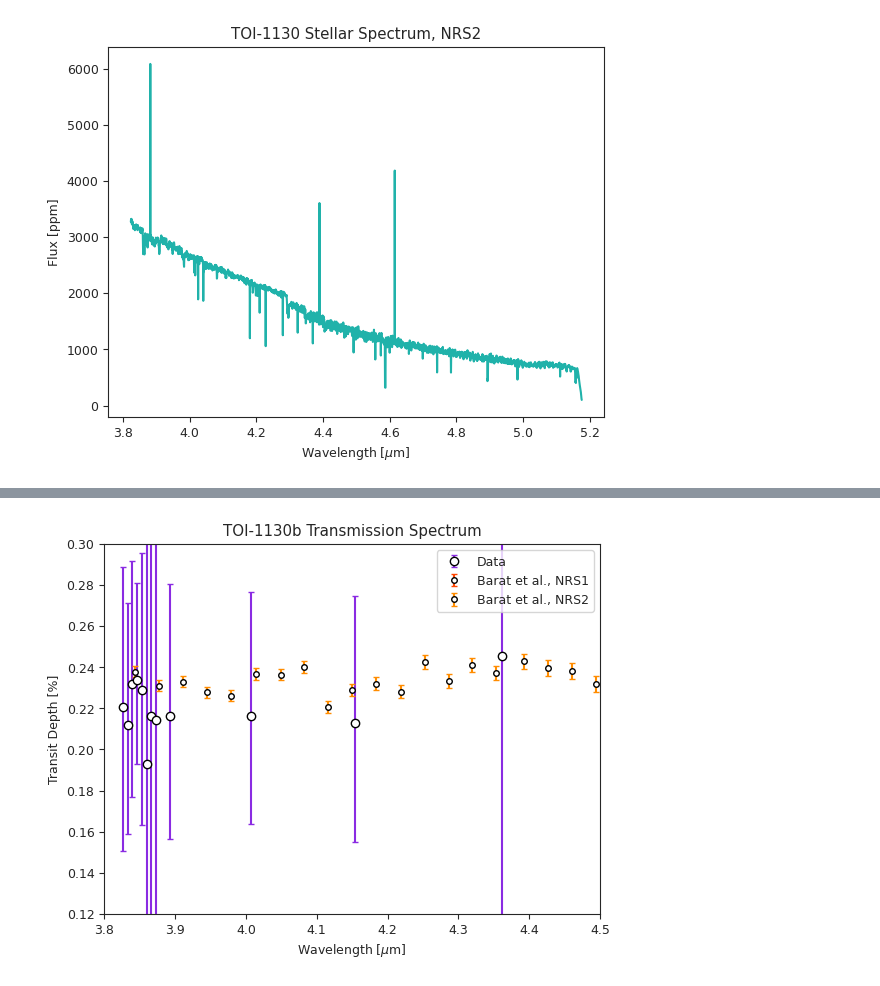
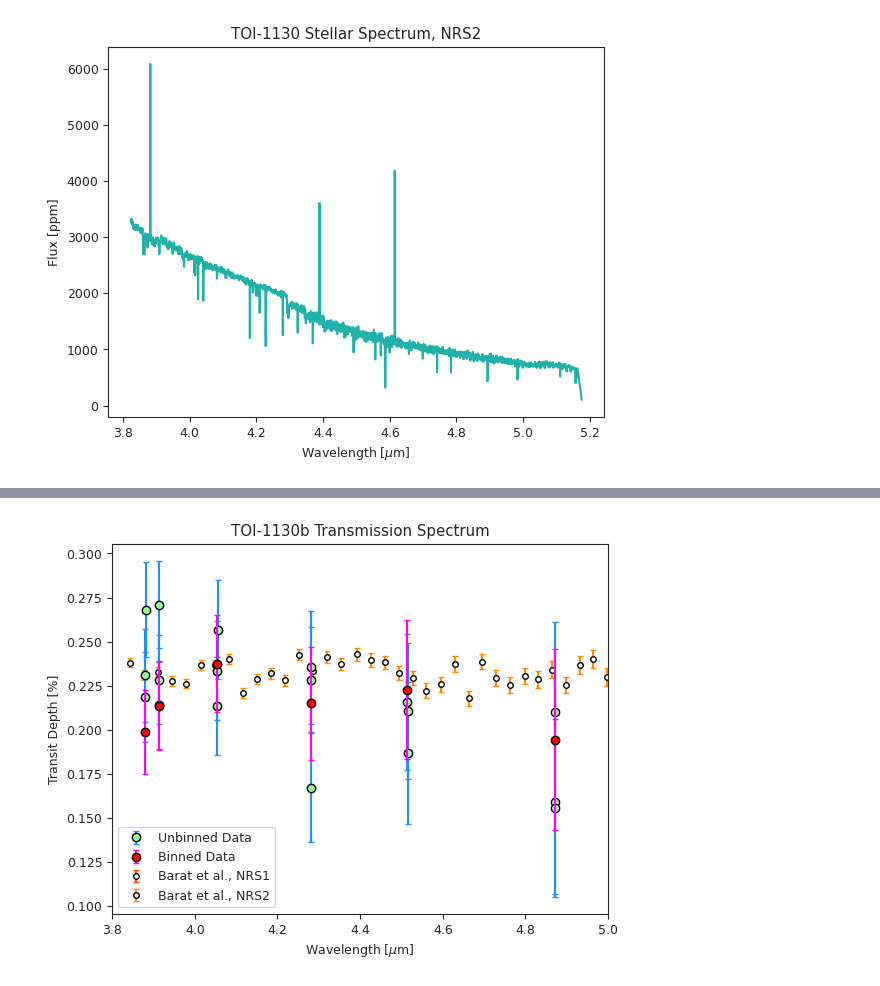
Before and after one commit to m23lau/subneptune, a Jupyter notebook: lc_fit_notebook.ipynb, the cells around one changed output, grey strips where cells are left out. Drawn from its saved outputs; the diff is of its cells as text; code cells hidden in the pictures.

```diff
--- a/lc_fit_notebook.ipynb
+++ b/lc_fit_notebook.ipynb
@@ -303,19 +300,26 @@ for i in range(len(bin_wl)):
 # %%
 # Define time and flux data points - spectroscopic light curves
-# For now, manually fit for 5 random points
-# 3.826294540727768, 4.007334699042037, 4.154542456673429, 4.361259636259716, 4.805217904505658
+trial_list = [3.880003185028906, 3.880674288602317, 3.8813453858467235, 3.912879786389273, 3.9135505778724755, 3.9142213629445224,
+              4.053539948715813, 4.054209354377501, 4.054878753264539, 4.280671940551907, 4.281338932064361, 4.282005916140298,
+              4.514120684571038, 4.5147849185793, 4.5154491443093185, 4.8711334716715555, 4.871792777571332, 4.872452073428244]
 
-trial_wl = 3.8934240520807686
+trial_wl = trial_list[17]
 t = t     # Sorry I just feel like defining time again for the billionth time
+
+# Uncomment to use native resolution
 f_s = spec_lcs[trial_wl]['f']
 ferr_s = spec_lcs[trial_wl]['ferr']
+
+# Uncomment to use bin_slc
+# f_s = bin_slc[trial_wl]['f']
+# ferr_s = bin_slc[trial_wl]['ferr']
 
 # Don't need to normalize since it's already normalized in the dict, so just bin
 tbin, fsbin, ferrsbin = juliet.bin_data(t, f_s, 25)
 
 plt.errorbar(t, f_s, yerr = ferr_s, fmt = '.', color = 'lightgrey', ms = 5, elinewidth = 1, alpha = 0.5, label = 'Data', zorder = 1)
 plt.errorbar(tbin, fsbin, yerr = ferrsbin, fmt = '.', color = 'k', ms = 10, elinewidth = 1, label = 'Binned data', zorder = 10)
-plt.title(pn+' '+str(trial_wl)+' $\mu$m Light Curve')
+plt.title(pn+' '+str(round(trial_wl, 7))+' $\mu$m Light Curve')
 plt.xlabel('Time [BJD]')
 plt.ylabel('Normalized Flux')
 plt.legend()
@@ -443,57 +442,45 @@ Wavelength: 3.8934240520807686
 # %%
 # Load spectrum from Barat et al., 2026 for comparison
 barat_nrs1 = pd.read_csv('barat_toi1130b_spectrum_nrs1.csv')
 barat_wl_nrs1 = barat_nrs1['CENTRALWAVELNG']
 barat_td_nrs1 = barat_nrs1['PL_TRANDEP']
 barat_tderr_nrs1 = barat_nrs1['PL_TRANDEPERR1']
 
 barat_nrs2 = pd.read_csv('barat_toi1130b_spectrum_nrs2.csv')
 barat_wl_nrs2 = barat_nrs2['CENTRALWAVELNG']
 barat_td_nrs2 = barat_nrs2['PL_TRANDEP']
 barat_tderr_nrs2 = barat_nrs2['PL_TRANDEPERR1']
 
 # Plot spectra
-plt.errorbar(3.826294540727768, 0.2207451338727178, yerr = [[0.0703274 ], [0.06796333]],
-             fmt = 'o', capsize = 2, ms = 6, mfc = 'w', mec = 'k', color = 'blueviolet', label = 'Data')
-plt.errorbar(4.007334699042037 , 0.21632418152116067, yerr = [[0.05286257], [0.06019445]],
-             fmt = 'o', capsize = 2, ms = 6, mfc = 'w', mec = 'k', color = 'blueviolet')
-plt.errorbar(4.154542456673429, 0.2126965397295762, yerr = [[0.05754311], [0.06197533]],
-             fmt = 'o', capsize = 2, ms = 6, mfc = 'w', mec = 'k', color = 'blueviolet')
-plt.errorbar(4.361259636259716, 0.2456046173203343, yerr = [[0.18001918], [0.19710804]],
-             fmt = 'o', capsize = 2, ms = 6, mfc = 'w', mec = 'k', color = 'blueviolet')
-plt.errorbar(4.805217904505658, 0.19474365296451496, yerr = [[0.15290068], [0.15931335]],
-             fmt = 'o', capsize = 2, ms = 6, mfc = 'w', mec = 'k', color = 'blueviolet')
+samplex = trial_list
+sampley = [0.23087680656386678, 0.2183759020934281, 0.26806694909465173, 0.22824463756088853, 0.27093652447754485, 0.21374406817594852,
+           0.2135517244223448, 0.23338294503605314, 0.2567355232690766, 0.2353813220683702, 0.2284600123116211, 0.16714335429673688,
+           0.21560031685956108, 0.210685597981798, 0.1867778213134321, 0.1589845311038319, 0.20984943943167828, 0.15565828742345303]
+sampleyerr = [0.02643274992759281, 0.02550027074534512, 0.026909305441083144, 0.02522203564672089, 0.024832872618747826, 0.024795791669722657,
+              0.02787740171999051, 0.0280453410131232, 0.028001972930516088, 0.03196251162497601, 0.029855704412371706, 0.03083934459248824,
+              0.03872229414066278, 0.0386566119442895, 0.04007400012983356, 0.05226493275811329, 0.05134757848763563, 0.05055116089192539]
 
-# Some adjacent points
-plt.errorbar(3.833010306703474, 0.21198494816218605, yerr = [[0.05294764], [0.05953068]],
-             fmt = 'o', capsize = 2, ms = 6, mfc = 'w', mec = 'k', color = 'blueviolet')
-plt.errorbar(3.8397254515896186, 0.23165926678227955, yerr = [[0.05473194], [0.05999306]],
-             fmt = 'o', capsize = 2, ms = 6, mfc = 'w', mec = 'k', color = 'blueviolet')
-plt.errorbar(3.846439973727205, 0.23402935013381765, yerr = [[0.04133716], [0.04725619]],
-             fmt = 'o', capsize = 2, ms = 6, mfc = 'w', mec = 'k', color = 'blueviolet')
-plt.errorbar(3.8531538714560383, 0.2287852427298673, yerr = [[0.06576872], [0.06670746]],
-             fmt = 'o', capsize = 2, ms = 6, mfc = 'w', mec = 'k', color = 'blueviolet')
-plt.errorbar(3.859867143114593, 0.19308816720314703, yerr = [[0.19308817], [0.33339813]],
-             fmt = 'o', capsize = 2, ms = 6, mfc = 'w', mec = 'k', color = 'blueviolet')
-plt.errorbar(3.8665797870397896, 0.21634947527861847, yerr = [[0.2163493], [0.25473027]],
-             fmt = 'o', capsize = 2, ms = 6, mfc = 'w', mec = 'k', color = 'blueviolet')
-plt.errorbar(3.8732918015668005, 0.21410530278360482, yerr = [[0.15258743], [0.16377052]],
-             fmt = 'o', capsize = 2, ms = 6, mfc = 'w', mec = 'k', color = 'blueviolet')
-plt.errorbar(3.8934240520807686, 0.2163311964514808, yerr = [[0.06009712], [0.06408277]],
-             fmt = 'o', capsize = 2, ms = 6, mfc = 'w', mec = 'k', color = 'blueviolet')
+# Binned spectrum
+samplexbin = [4.5144528, 3.8803387, 4.054544, 4.8714631, 4.2816724, 3.9138859]
+sampleybin = [0.22277910528614117, 0.19871391416155532, 0.23743104056920394, 0.19438256354177033, 0.21504550154536325, 0.21371168500009907]
+sampleyerrbin = [0.03955969459965709, 0.02367472605598324, 0.02760294238049755, 0.051293113628765485, 0.03206837070682103, 0.025496140984660853]
 
+plt.errorbar(samplex, sampley, yerr = sampleyerr,
+             fmt = 'o', capsize = 2, ms = 6, mfc = 'palegreen', mec = 'k', color = 'dodgerblue', label = 'Unbinned Data', zorder = 5)
+plt.errorbar(samplexbin, sampleybin, yerr = sampleyerrbin,
+             fmt = 'o', capsize = 2, ms = 6, mfc = 'r', mec = 'k', color = 'fuchsia', label = 'Binned Data', zorder = 10)
 
 plt.errorbar(barat_wl_nrs1, barat_td_nrs1, yerr = barat_tderr_nrs1,
-             fmt = 'o', capsize = 2, ms = 4, mfc = 'w', mec = 'k', color = 'orangered', label = 'Barat et al., NRS1')
+             fmt = 'o', capsize = 2, ms = 4, mfc = 'w', mec = 'k', color = 'orangered', label = 'Barat et al., NRS1', zorder = 1)
 plt.errorbar(barat_wl_nrs2, barat_td_nrs2, yerr = barat_tderr_nrs2,
-             fmt = 'o', capsize = 2, ms = 4, mfc = 'w', mec = 'k', color = 'darkorange', label = 'Barat et al., NRS2')
+             fmt = 'o', capsize = 2, ms = 4, mfc = 'w', mec = 'k', color = 'darkorange', label = 'Barat et al., NRS2', zorder = 1)
 
 plt.title(pn+' Transmission Spectrum')
 plt.xlabel('Wavelength [$\mu$m]')
 plt.ylabel('Transit Depth [%]')
-plt.xlim(3.8, 4.5)
-plt.ylim(0.12, 0.30)
+plt.xlim(3.8, 5.0)
+# plt.ylim(0.19, 0.26)
 plt.legend()
 plt.show()
 # %% [output]
-[figure, old version]
+[figure, new version]
```
Also changed, not shown: parts of 8 cells of this notebook.
